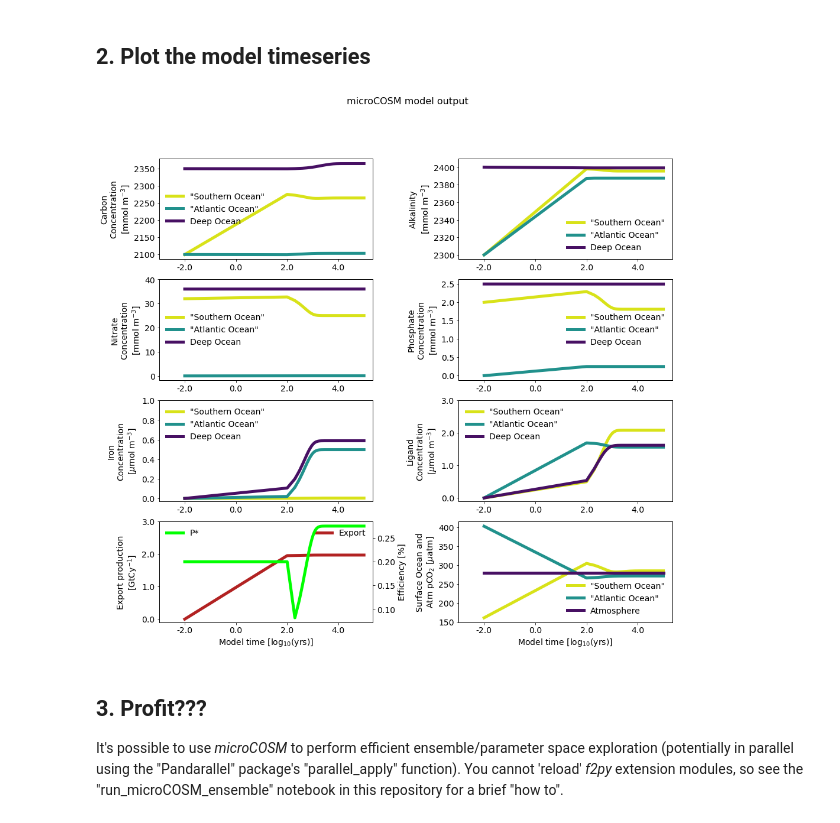
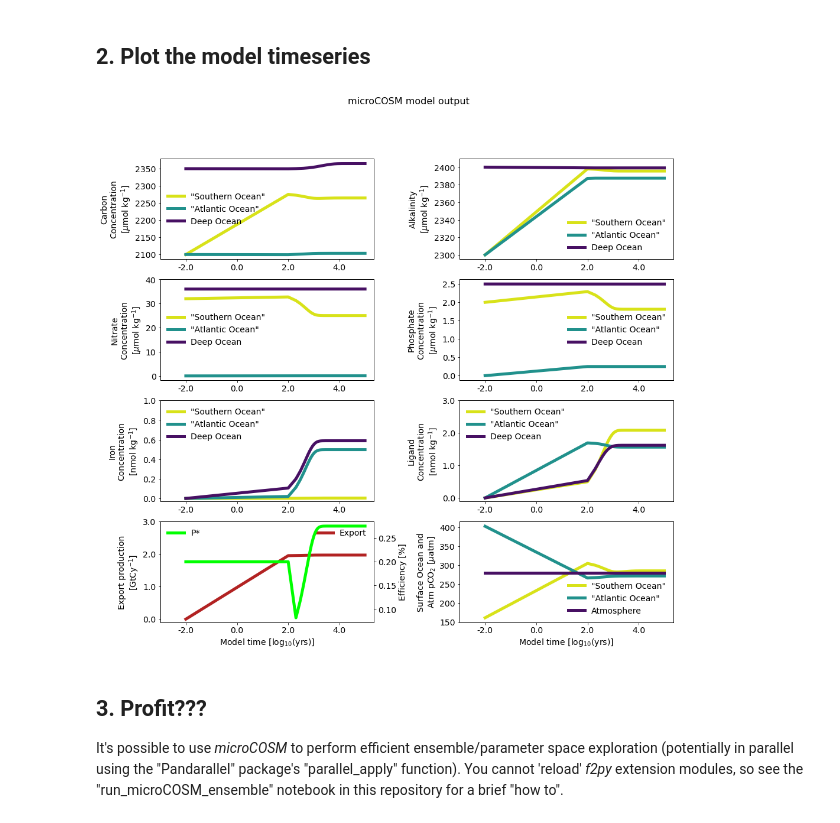
Before and after one commit to seamanticscience/microCOSM, a Jupyter notebook: run_microCOSM.ipynb, the cells around one changed output. Saved outputs shown, nothing was run; the diff lists cells and outputs as text; code cells hidden in the pictures.

```diff
--- a/run_microCOSM.ipynb
+++ b/run_microCOSM.ipynb
@@ -135,25 +135,25 @@ salt  = np.array((34.00, 35.50, 34.75))
 SPUNUP=False
 
 if SPUNUP is True:
-    # Here are some equilibrated initial concentrations in mol/kg
+    # Here are some equilibrated initial concentrations in (u/n)mol/kg
     # run for 100,000 yrs (round-off error notwithstanding)
     # Make sure to compile without -DFIXATMPCO2
-    carbon     = np.array((2264.67564, 2103.48757, 2364.66971))*1.0e-6
-    alkalinity = np.array((2395.54471, 2387.42965, 2399.11941))*1.0e-6
-    phosphate  = np.array((   1.81089,    0.25031,    2.49834))*1.0e-6
-    nitrate    = np.array((  25.01353,    0.04412,   36.01262))*1.0e-6
-    iron       = np.array((   0.00377,    0.49776,    0.58847))*1.0e-9
-    ligand     = np.array((   2.08548,    1.56387,    1.62029))*1.0e-9
+    carbon     = np.array((2264.67564, 2103.48757, 2364.66971))
+    alkalinity = np.array((2395.54471, 2387.42965, 2399.11941))
+    phosphate  = np.array((   1.81089,    0.25031,    2.49834))
+    nitrate    = np.array((  25.01353,    0.04412,   36.01262))
+    iron       = np.array((   0.00377,    0.49776,    0.58847))
+    ligand     = np.array((   2.08548,    1.56387,    1.62029))
     atmpco2    = np.array((280.00000,))
 else:
-   # Here are some typical initial concentrations in mol/kg
+   # Here are some typical initial concentrations in (u/n)mol/kg
    # Make sure to compile with -DFIXATMPCO2 first
-    carbon     = np.array((2100.0, 2100.0, 2350.0))*1.0e-6
-    alkalinity = np.array((2300.0, 2300.0, 2400.0))*1.0e-6
-    phosphate  = np.array((   2.0,    0.0,    2.5))*1.0e-6
-    nitrate    = np.array((  32.0,    0.0,   36.0))*1.0e-6
-    iron       = np.array((   0.0,    0.0,    0.0))*1.0e-9
-    ligand     = np.array((   0.0,    0.0,    0.0))*1.0e-9
+    carbon     = np.array((2100.0, 2100.0, 2350.0))
+    alkalinity = np.array((2300.0, 2300.0, 2400.0))
+    phosphate  = np.array((   2.0,    0.0,    2.5))
+    nitrate    = np.array((  32.0,    0.0,   36.0))
+    iron       = np.array((   0.0,    0.0,    0.0))
+    ligand     = np.array((   0.0,    0.0,    0.0))
     atmpco2    = np.array((280.00000,))
 # %% [markdown]
 ### Create a consolidated Pandas dataframe with the input values to feed into the model
@@ -260,7 +268,7 @@ f1ax[0,0].legend(frameon=False,fontsize=14)
 f1ax[0,0].set_ylim(top=np.ceil(np.max(f1ax[0,0].get_ylim())/10)*10)
 f1ax[0,0].set_xlim(left=-3)
 f1ax[0,0].xaxis.set_major_formatter(FormatStrFormatter('%.1f'))
-f1ax[0,0].set_ylabel("Carbon\nConcentration\n[mmol m$^{-3}$]",fontsize=14)
+f1ax[0,0].set_ylabel("Carbon\nConcentration\n[$\mu$mol kg$^{-1}$]",fontsize=14)
 
 ## SO
 f1ax[0,1].plot(np.log10(timeseries["time"]),timeseries["aso"],
@@ -275,7 +283,7 @@ f1ax[0,1].legend(frameon=False,fontsize=14)
 f1ax[0,1].set_ylim(top=np.ceil(np.max(f1ax[0,1].get_ylim())/10)*10)
 f1ax[0,1].set_xlim(left=-3)
 f1ax[0,1].xaxis.set_major_formatter(FormatStrFormatter('%.1f'))
-f1ax[0,1].set_ylabel("Alkalinity\n[mmol m$^{-3}$]",fontsize=14)
+f1ax[0,1].set_ylabel("Alkalinity\n[$\mu$mol kg$^{-1}$]",fontsize=14)
 
 # ...Macronutrients
 # SO
@@ -291,7 +299,7 @@ f1ax[1,0].set_ylim(top=np.ceil(np.max(f1ax[1,0].get_ylim())/10)*10)
 f1ax[1,0].legend(frameon=False,fontsize=14)
 f1ax[1,0].set_xlim(left=-3)
 f1ax[1,0].xaxis.set_major_formatter(FormatStrFormatter('%.1f'))
-f1ax[1,0].set_ylabel("Nitrate\nConcentration\n[mmol m$^{-3}$]",fontsize=14)
+f1ax[1,0].set_ylabel("Nitrate\nConcentration\n[$\mu$mol kg$^{-1}$]",fontsize=14)
 
 # SO
 f1ax[1,1].plot(np.log10(timeseries["time"]),timeseries["pso"],
@@ -306,7 +314,7 @@ f1ax[1,1].legend(frameon=False,fontsize=14)
 #f1ax2.set_ylim(top=3)
 f1ax[1,1].set_xlim(left=-3)
 f1ax[1,1].xaxis.set_major_formatter(FormatStrFormatter('%.1f'))
-f1ax[1,1].set_ylabel("Phosphate\nConcentration\n[mmol m$^{-3}$]",fontsize=14)
+f1ax[1,1].set_ylabel("Phosphate\nConcentration\n[$\mu$mol kg$^{-1}$]",fontsize=14)
 
 # ...Iron/Ligands
 # SO
@@ -322,7 +330,7 @@ f1ax[2,0].legend(frameon=False,fontsize=14)
 f1ax[2,0].set_ylim(top=np.ceil(np.max(f1ax[2,0].get_ylim())))
 f1ax[2,0].set_xlim(left=-3)
 f1ax[2,0].xaxis.set_major_formatter(FormatStrFormatter('%.1f'))
-f1ax[2,0].set_ylabel("Iron\nConcentration\n[$\mu$mol m$^{-3}$]",fontsize=14)
+f1ax[2,0].set_ylabel("Iron\nConcentration\n[nmol kg$^{-1}$]",fontsize=14)
 
 # SO
 f1ax[2,1].plot(np.log10(timeseries["time"]),timeseries["lso"],
@@ -338,7 +346,7 @@ f1ax[2,1].set_ylim(top=np.ceil(np.max(f1ax[2,1].get_ylim())))
 f1ax[2,1].set_xlim(left=-3)
 f1ax[2,1].xaxis.set_major_formatter(FormatStrFormatter('%.1f'))
 f1ax[2,1].yaxis.set_major_formatter(FormatStrFormatter('%.1f'))
-f1ax[2,1].set_ylabel("Ligand\nConcentration\n[$\mu$mol m$^{-3}$]",fontsize=14)
+f1ax[2,1].set_ylabel("Ligand\nConcentration\n[nmol kg$^{-1}$]",fontsize=14)
 
 #...Export/pstar
 # Total
@@ -353,34 +361,34 @@ f1ax30b.legend(frameon=False,fontsize=14)
 f1ax[3,0].set_ylim(top=np.ceil(np.max(f1ax[3,0].get_ylim())))
 f1ax[3,0].set_xlim(left=-3)
 f1ax[3,0].yaxis.set_major_formatter(FormatStrFormatter('%.1f'))
 f1ax[3,0].xaxis.set_major_formatter(FormatStrFormatter('%.1f'))
 f1ax[3,0].set_ylabel("Export production\n[GtCy$^{-1}$]",fontsize=14)
 f1ax30b.set_ylabel("Efficiency [%]",fontsize=14)
 f1ax[3,0].set_xlabel("Model time [log$_{10}$(yrs)]",fontsize=14)
 
 # ...pCO2
 # SO
 f1ax[3,1].plot(np.log10(timeseries["time"]),timeseries["spco2"],
             color=mycm(240),linewidth=5,label="\"Southern Ocean\"")
 # AO
 f1ax[3,1].plot(np.log10(timeseries["time"]),timeseries["npco2"],
             color=mycm(128),linewidth=5,label="\"Atlantic Ocean\"")
 # ATM
 f1ax[3,1].plot(np.log10(timeseries["time"]),timeseries["atmpco2"],
             color=mycm(10),linewidth=5,label="Atmosphere")
 f1ax[3,1].legend(frameon=False,fontsize=14)
 f1ax[3,1].set_ylim(top=np.ceil(np.max(f1ax[3,1].get_ylim())))
 f1ax[3,1].set_xlim(left=-3)
 f1ax[3,1].xaxis.set_major_formatter(FormatStrFormatter('%.1f'))
 f1ax[3,1].set_ylabel("Surface Ocean and\nAtm pCO$_2$ [$\mu$atm]",fontsize=14)
 f1ax[3,1].set_xlabel("Model time [log$_{10}$(yrs)]",fontsize=14)
 
 plt.suptitle("microCOSM model output",fontsize=16)
 # Can adjust the subplot size
 plt.subplots_adjust(wspace=0.4)
 plt.show()
 # %% [output]
-[figure, old version]
+[figure, new version]
 # %% [markdown]
 ## 3. Profit???
 It's possible to use _microCOSM_ to perform efficient ensemble/parameter space exploration (potentially in parallel using the "Pandarallel" package's "parallel_apply" function). You cannot 'reload' _f2py_ extension modules, so see the "run_microCOSM_ensemble" notebook in this repository for a brief "how to".
```
Also changed, not shown: parts of 2 cells of this notebook, 3 other files.
